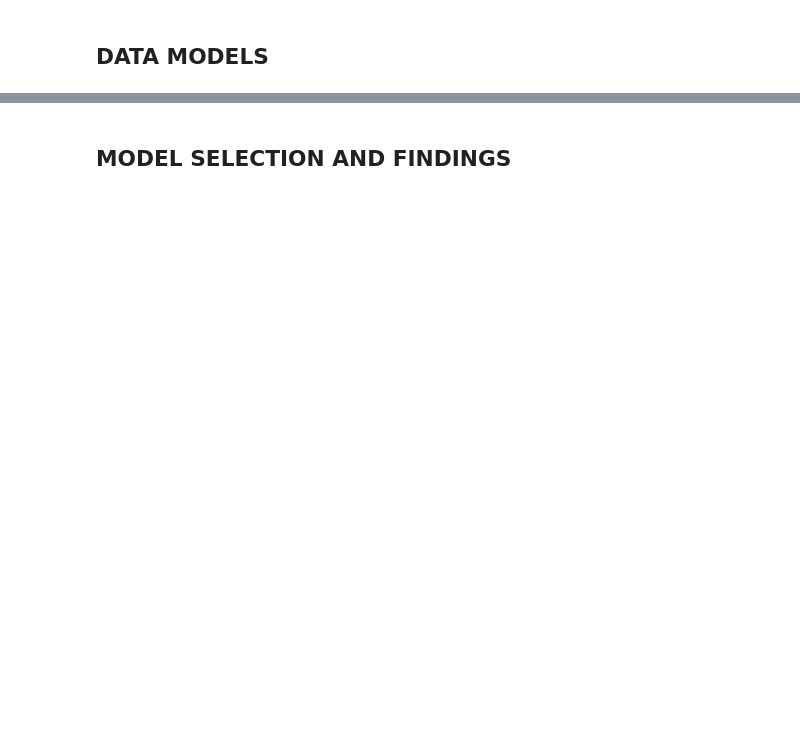
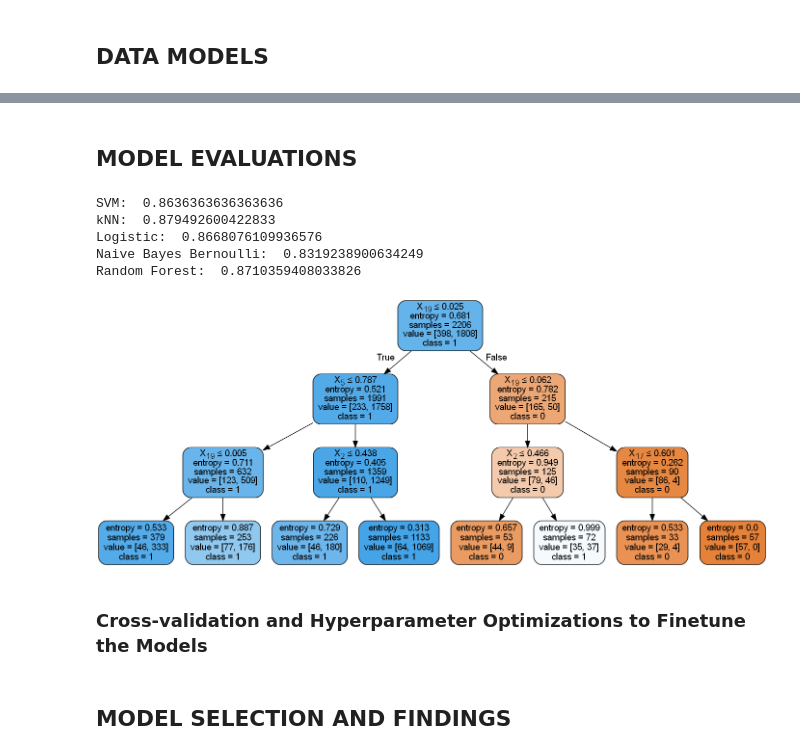
Before and after one commit to lswh/maba_analytics_algorithms_project, a Jupyter notebook: 06302021_TeamGreen_JupyterNotebookSubmission.ipynb, the cells around one changed output, grey strips where cells are left out. Saved outputs shown, nothing was run; the diff lists cells and outputs as text; code cells hidden in the pictures; blank space fills up the shorter version.

```diff
--- a/06302021_TeamGreen_JupyterNotebookSubmission.ipynb
+++ b/06302021_TeamGreen_JupyterNotebookSubmission.ipynb
@@ -184,0 +365,21 @@ The predictor variables are divided into three groups:
+# %%
+scaler = MinMaxScaler()
+scaler.fit(X_train)
+X_train = scaler.transform(X_train)
+X_test = scaler.transform(X_test)
+# %%
+# We now try Binary Classifier Models for this Dataset: KNN, SVC, Logistic, Naive Bayes, Decision Trees
+KNN_model = KNeighborsClassifier(n_neighbors=5)
+SVC_model = SVC()
+Logistic_model =  LogisticRegression(penalty="l2", C=1e42, solver='liblinear')
+# We use Bernoulli for Binomial because it's binary
+NB_model = BernoulliNB(binarize=True)
+DTree_model = DecisionTreeClassifier(criterion = 'entropy', max_depth=3, random_state = 0)
+xgb = XGBClassifier(n_estimators=100, objective='binary:logistic', use_label_encoder=False)
+# %%
+SVC_model.fit(X_train, y_train)
+KNN_model.fit(X_train, y_train)
+Logistic_model.fit(X_train, y_train)
+NB_model.fit(X_train, y_train)
+DTree_model.fit(X_train, y_train)
+xgb.fit(X_train, y_train)
@@ -185,2 +397,37 @@ The predictor variables are divided into three groups:
+# %%
+SVC_prediction = SVC_model.predict(X_test)
+KNN_prediction = KNN_model.predict(X_test)
+Logistic_prediction = Logistic_model.predict(X_test)
+NB_prediction = NB_model.predict(X_test)
+DTree_prediction = DTree_model.fit(X_train,y_train)
+xgb_pred = xgb.predict(X_test)
+# %% [markdown]
+## MODEL EVALUATIONS
+# %%
+# Check accuracy scores for each
+print("SVM: ", accuracy_score(SVC_prediction, y_test))
+print("kNN: ", accuracy_score(KNN_prediction, y_test))
+print("Logistic: ", accuracy_score(Logistic_prediction, y_test))
+print("Naive Bayes Bernoulli: ", accuracy_score(NB_prediction, y_test))
+print("Random Forest: ", accuracy_score(xgb_pred, y_test))
+# %% [output]
+SVM:  0.8636363636363636
+kNN:  0.879492600422833
+Logistic:  0.8668076109936576
+Naive Bayes Bernoulli:  0.8319238900634249
+Random Forest:  0.8710359408033826
+# %%
+# What the Basic Decision Tree Model Looks Like
+dot_data = StringIO()
+export_graphviz(DTree_model, out_file=dot_data,
+                filled=True, rounded=True,
+                special_characters=True,class_names=['0','1'])
+graph = pydotplus.graph_from_dot_data(dot_data.getvalue())
+graph.write_png('decision-tree-election.png')
+Image(graph.create_png())
+# %% [output]
+[figure, added]
+# %% [markdown]
+### Cross-validation and Hyperparameter Optimizations to Finetune the Models
 # %% [markdown]
 ## MODEL SELECTION AND FINDINGS
```
Also changed, not shown: parts of 39 cells of this notebook, 4 other files.
